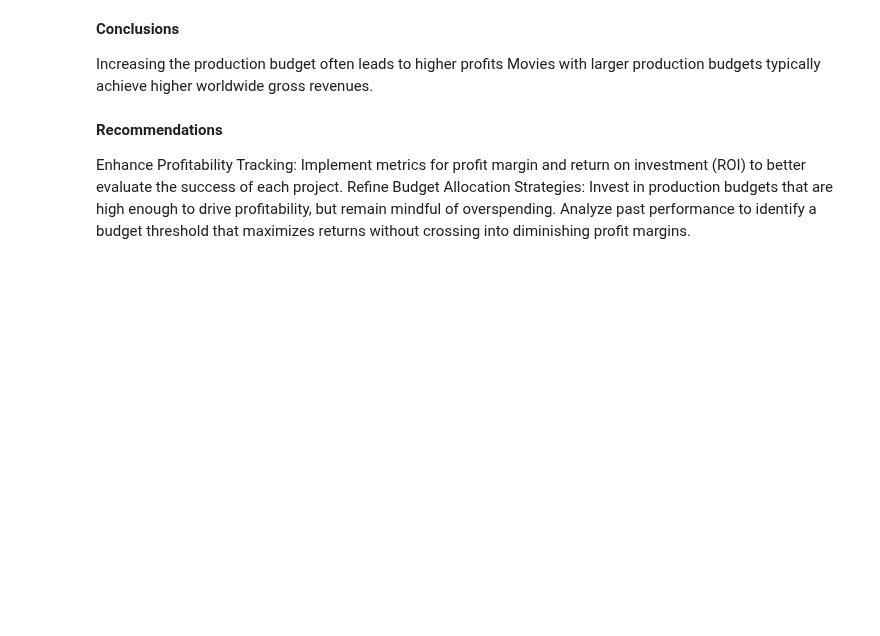
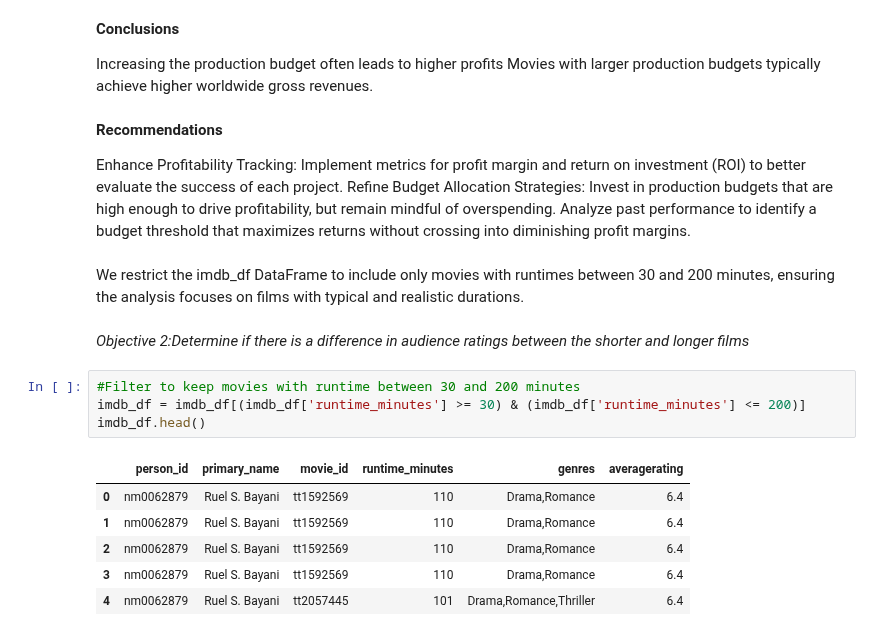
Before and after one commit to Julie97-wb/group6, a Jupyter notebook: main.ipynb, the cells around one changed output. Cells and saved outputs as stored; diff of their text form; blank space fills up the shorter version.

```diff
--- a/main.ipynb
+++ b/main.ipynb
@@ -470,3 +502,18 @@ plt.show()
 
 Enhance Profitability Tracking: Implement metrics for profit margin and return on investment (ROI) to better evaluate the success of each project.
 Refine Budget Allocation Strategies: Invest in production budgets that are high enough to drive profitability, but remain mindful of overspending. Analyze past performance to identify a budget threshold that maximizes returns without crossing into diminishing profit margins.
+# %% [markdown]
+We restrict the imdb_df DataFrame to include only movies with runtimes between 30 and 200 minutes, ensuring the analysis focuses on films with typical and realistic durations.
+# %% [markdown]
+*Objective 2:Determine if there is a difference in audience ratings between the shorter and longer films*
+# %%
+#Filter to keep movies with runtime between 30 and 200 minutes
+imdb_df = imdb_df[(imdb_df['runtime_minutes'] >= 30) & (imdb_df['runtime_minutes'] <= 200)]
+imdb_df.head()
+# %% [output]
+|  | person_id | primary_name | movie_id | runtime_minutes | genres | averagerating |
+| 0 | nm0062879 | Ruel S. Bayani | tt1592569 | 110 | Drama,Romance | 6.4 |
+| 1 | nm0062879 | Ruel S. Bayani | tt1592569 | 110 | Drama,Romance | 6.4 |
+| 2 | nm0062879 | Ruel S. Bayani | tt1592569 | 110 | Drama,Romance | 6.4 |
+| 3 | nm0062879 | Ruel S. Bayani | tt1592569 | 110 | Drama,Romance | 6.4 |
+| 4 | nm0062879 | Ruel S. Bayani | tt2057445 | 101 | Drama,Romance,Thriller | 6.4 |
```
Also changed, not shown: parts of 29 cells of this notebook.
